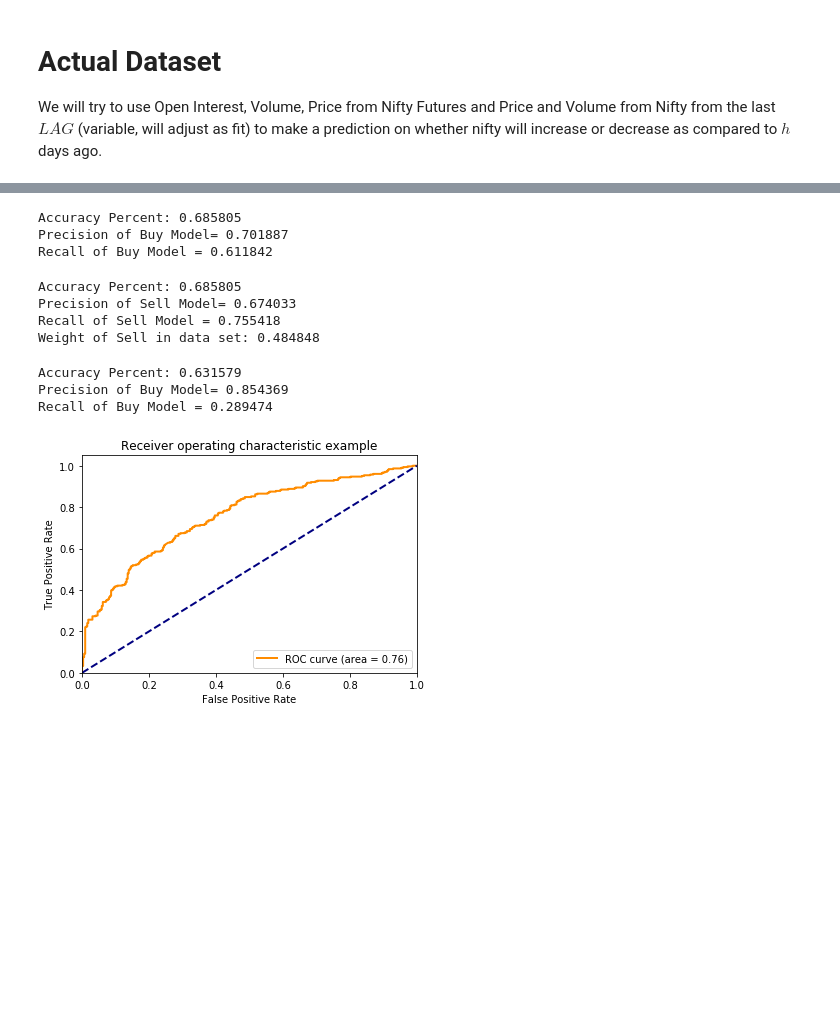
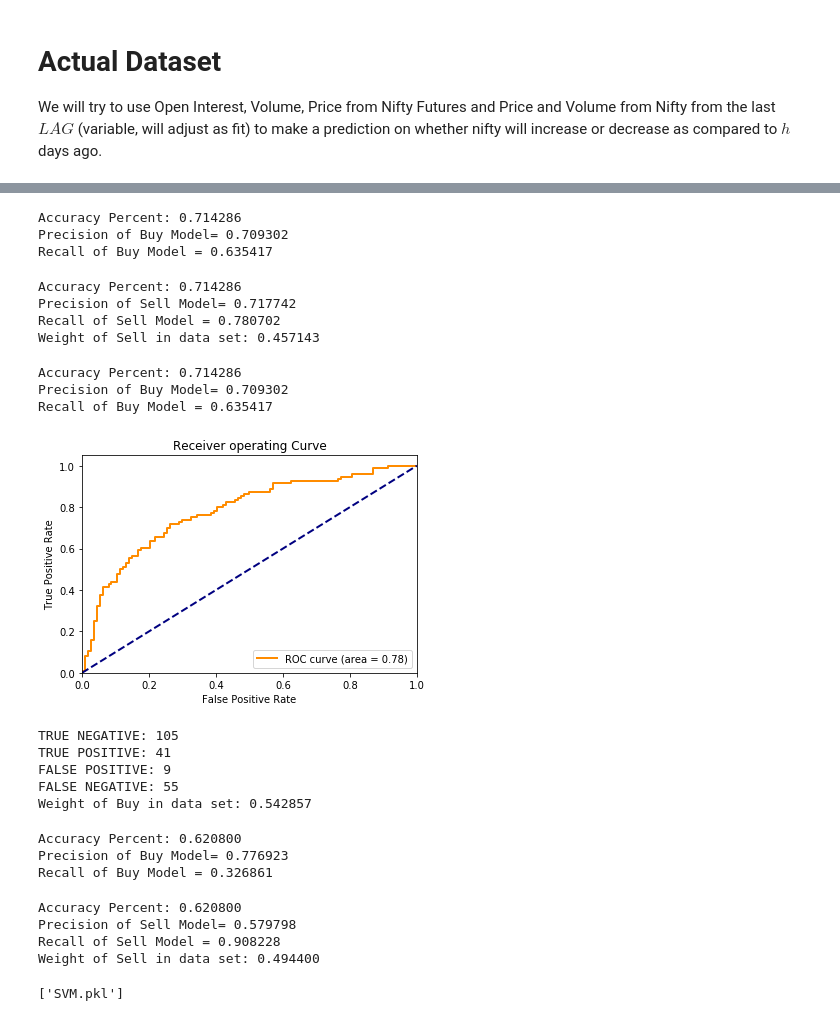
Before and after one commit to s2c/IndiaNiveshInternship, a Jupyter notebook: Futures/SVM.ipynb, the cells around one changed output, grey strips where cells are left out. Drawn from its saved outputs; the diff is of its cells as text; code cells hidden in the pictures; blank space fills up the shorter version.

```diff
--- a/Futures/SVM.ipynb
+++ b/Futures/SVM.ipynb
@@ -310,7 +311,7 @@ advanceDecline = advanceTot/declineTot
 advanceDecline = pd.Series(advanceDecline[t:])
 # advanceDecline = advanceDecline.pct_change(h).dropna()*100
 # %%
-lag = 15
+lag = 5
 lookahead = 1
 flat = 0
 # First N predicts N+1th. Creating the 1st N series
@@ -342,7 +343,7 @@ dataUSDINR = timeseriesLagged(dataUSDINR,lag + lookahead-1).drop(str(lag+1),axis
 
 # Advance Decline
 advanceDecline = timeseriesLagged(advanceDecline,lag + lookahead-1).drop(str(lag+1),axis=1)
-advanceDecline = skp.scale(advanceDecline,axis=1)
+# advanceDecline = skp.scale(advanceDecline,axis=1)
 # %%
 # Binazrize the last column
 toOne = closeNifty[str(lag+1)] > closeNifty[str(lag)]
@@ -381,8 +386,8 @@ scaler = StandardScaler()
 
 
 x = x.reshape(len(x),-1)
-trainPercent = 0.7 # majority of data used for training
-testPercent = 0.7 #
+trainPercent = 0.9 # majority of data used for training
+testPercent = 0.9 #
 valPercent = 1.00  #
 
 # Test Train Val Split
@@ -452,6 +457,6 @@ Weight of Sell in data set: 0.484848
 # %%
 # rbf SVM
-clf = svm.SVC(kernel='linear', degree = 3, probability= True) # change kernels between linear, poly and rbf as fit.
+clf = svm.SVC(kernel='rbf', probability= True) # change kernels between linear, poly and rbf as fit.
 clf.fit(xTrain, yTrain)
 # %% [output]
 SVC(C=1.0, cache_size=200, class_weight=None, coef0=0.0,
@@ -490,9 +497,9 @@ print("Accuracy Percent: %f"% (sum(preds==yVal)/len(yVal)))
 print("Precision of Buy Model= %f" % (tp/(tp+fp)))
 print("Recall of Buy Model = %f" % (tp/(tp+fn)))
 # %% [output]
-Accuracy Percent: 0.685805
-Precision of Buy Model= 0.701887
-Recall of Buy Model = 0.611842
+Accuracy Percent: 0.714286
+Precision of Buy Model= 0.709302
+Recall of Buy Model = 0.635417
 # %%
 # Precision Recall of Sell
 print("Accuracy Percent: %f"% (sum(preds==yVal)/len(yVal)))
@@ -500,19 +507,19 @@ print("Precision of Sell Model= %f" % (tn/(tn+fn)))
 print("Recall of Sell Model = %f" % (tn/(tn+fp)))
 print("Weight of Sell in data set: %f" % (sum(yVal==2)/len(yVal)))
 # %% [output]
-Accuracy Percent: 0.685805
-Precision of Sell Model= 0.674033
-Recall of Sell Model = 0.755418
-Weight of Sell in data set: 0.484848
+Accuracy Percent: 0.714286
+Precision of Sell Model= 0.717742
+Recall of Sell Model = 0.780702
+Weight of Sell in data set: 0.457143
 # %%
 # Precision Recall of Sell
 print("Accuracy Percent: %f"% (sum(preds==yVal)/len(yVal)))
 print("Precision of Buy Model= %f" % (tp/(tp+fp)))
 print("Recall of Buy Model = %f" % (tp/(tp+fn)))
 # %% [output]
-Accuracy Percent: 0.631579
-Precision of Buy Model= 0.854369
-Recall of Buy Model = 0.289474
+Accuracy Percent: 0.714286
+Precision of Buy Model= 0.709302
+Recall of Buy Model = 0.635417
 # %%
 y_score = clf.predict_proba(xVal)
 y_score = y_score[:,1]
@@ -527,15 +534,52 @@ for i in range(1):
 # %%
 plt.figure()
 lw = 2
 plt.plot(fpr[0], tpr[0], color='darkorange',
          lw=lw, label='ROC curve (area = %0.2f)' % roc_auc[0])
 plt.plot([0, 1], [0, 1], color='navy', lw=lw, linestyle='--')
 plt.xlim([0.0, 1.0])
 plt.ylim([0.0, 1.05])
 plt.xlabel('False Positive Rate')
 plt.ylabel('True Positive Rate')
-plt.title('Receiver operating characteristic example')
+plt.title('Receiver operating Curve')
 plt.legend(loc="lower right")
 plt.show()
 # %% [output]
-[figure, old version]
+[figure, new version]
+# %%
+predsProbs = clf.predict_proba(xVal) > 0.7
+# predsProbs = predsProbs
+preds = np.argmax(predsProbs,axis=1)  + 1
+conf = confusion_matrix(yVal,preds)
+tn, fp, fn, tp = conf.ravel()
+print("TRUE NEGATIVE: %d" % tn)
+print("TRUE POSITIVE: %d" % tp)
+print("FALSE POSITIVE: %d" % fp)
+print("FALSE NEGATIVE: %d" % fn)
+print("Weight of Buy in data set: %f" % (sum(yVal==1)/len(yVal)))
+# %% [output]
+TRUE NEGATIVE: 105
+TRUE POSITIVE: 41
+FALSE POSITIVE: 9
+FALSE NEGATIVE: 55
+Weight of Buy in data set: 0.542857
+# %%
+# Precision Recall of Sell
+print("Accuracy Percent: %f"% (sum(preds==yVal)/len(yVal)))
+print("Precision of Buy Model= %f" % (tp/(tp+fp)))
+print("Recall of Buy Model = %f" % (tp/(tp+fn)))
+# %% [output]
+Accuracy Percent: 0.620800
+Precision of Buy Model= 0.776923
+Recall of Buy Model = 0.326861
+# %%
+# Precision Recall of Sell
+print("Accuracy Percent: %f"% (sum(preds==yVal)/len(yVal)))
+print("Precision of Sell Model= %f" % (tn/(tn+fn)))
+print("Recall of Sell Model = %f" % (tn/(tn+fp)))
+print("Weight of Sell in data set: %f" % (sum(yVal==2)/len(yVal)))
+# %% [output]
+Accuracy Percent: 0.620800
+Precision of Sell Model= 0.579798
+Recall of Sell Model = 0.908228
+Weight of Sell in data set: 0.494400
@@ -541,0 +598,5 @@ plt.show()
+# %%
+from sklearn.externals import joblib
+joblib.dump(clf, 'SVM.pkl')
+# %% [output]
+['SVM.pkl']
```
Also changed, not shown: parts of 12 cells of this notebook.
